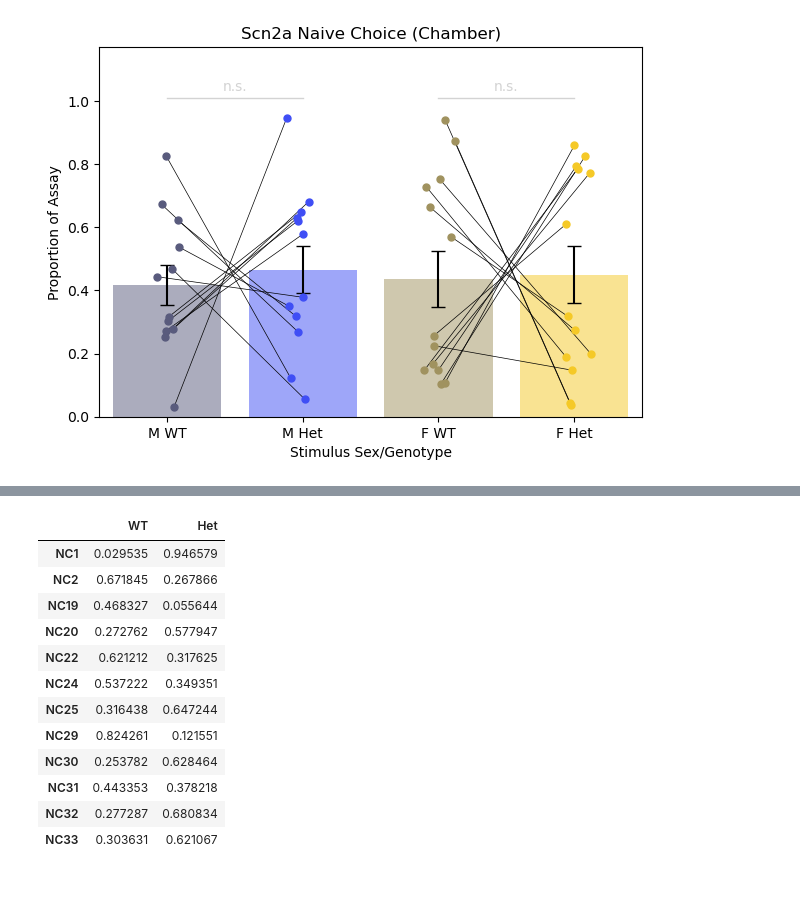
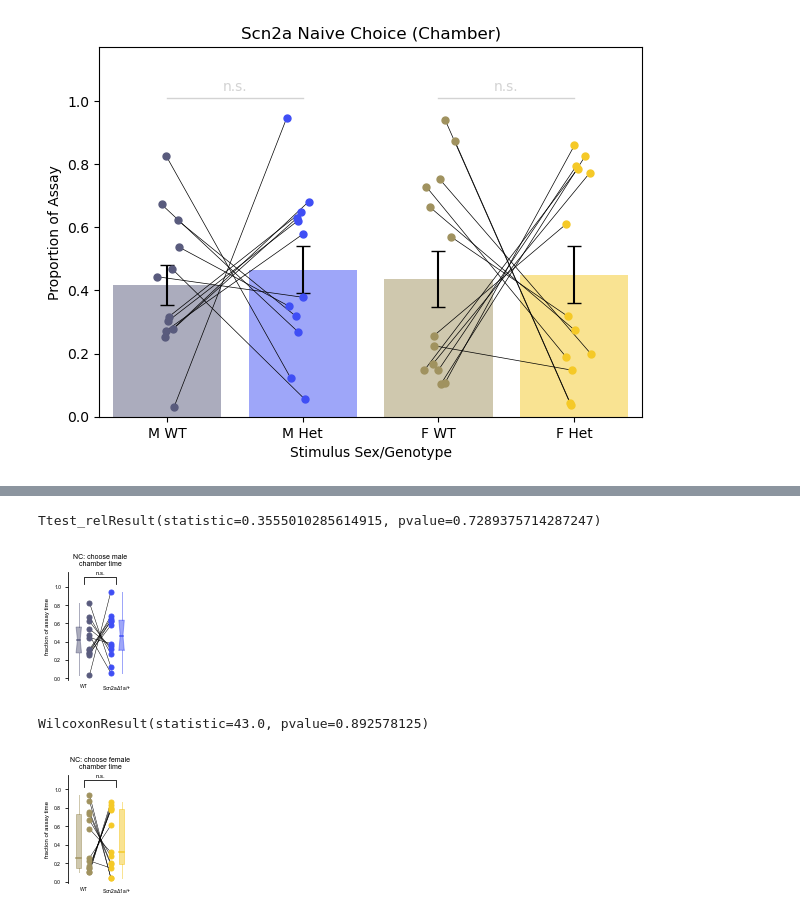
Before and after one commit to nhoglen/scn2a-paper-GWJSNH-code, a Jupyter notebook: naive_choice/20260206_scratch_make-NC-plots.ipynb, the cells around one changed output, grey strips where cells are left out. Cells and saved outputs as stored; diff of their text form; code cells hidden in the pictures; blank space fills up the shorter version.

Commit message:
Updated bonding plots

```diff
--- a/naive_choice/20260206_scratch_make-NC-plots.ipynb
+++ b/naive_choice/20260206_scratch_make-NC-plots.ipynb
@@ -586,6 +588,11 @@ mpl.rcParams['axes.titlesize'] = 7
 mpl.rcParams['axes.labelsize'] = 6
 mpl.rcParams['xtick.labelsize'] = 5
 mpl.rcParams['ytick.labelsize'] = 5
+
+plt.rcParams["font.family"] = "sans-serif"
+plt.rcParams["font.sans-serif"] = ["Arial"]
+
+plt.rcParams['svg.fonttype'] = 'none'
 # %%
 data_df = NC_chambertime.copy()
 
@@ -653,16 +641,5 @@ ax.spines['right'].set_visible(False)
 # %%
-df
+# integrate test for normality, stats output, configure box plots depending on normality test
+# corrale labels
+# test output in coreldraw
+# functionalize to high throughput different bits of data
-# %% [output]
-|  | WT | Het |
-| NC1 | 0.029535 | 0.946579 |
-| NC2 | 0.671845 | 0.267866 |
-| NC19 | 0.468327 | 0.055644 |
-| NC20 | 0.272762 | 0.577947 |
-| NC22 | 0.621212 | 0.317625 |
-| NC24 | 0.537222 | 0.349351 |
-| NC25 | 0.316438 | 0.647244 |
-| NC29 | 0.824261 | 0.121551 |
-| NC30 | 0.253782 | 0.628464 |
-| NC31 | 0.443353 | 0.378218 |
-| NC32 | 0.277287 | 0.680834 |
-| NC33 | 0.303631 | 0.621067 |
@@ -668,0 +746,46 @@ df
+# %%
+savefigs = False
+printstats = True
+sex = 'male'
+stat = 'chamber time'
+statr = stat.replace(' ','-')
+fname = f'naiveChoice_chamber-data_choose-{sex}_{statr}.svg'
+
+ylab = 'fraction of assay time'
+ttl = f'NC: choose {sex}\n{stat}'
+
+# select data and colors
+if sex=='male':
+    cols = mcols
+else:
+    cols = fcols
+
+df = male_df.copy()
+
+make_chamber_stat_plots(df,cols,fname,savefigs,printstats,ttl,ylab)
+# %% [output]
+Ttest_relResult(statistic=0.3555010285614915, pvalue=0.7289375714287247)
+[figure, added]
+# %%
+savefigs = False
+printstats = True
+sex = 'female'
+stat = 'chamber time'
+statr = stat.replace(' ','-')
+fname = f'naiveChoice_chamber-data_choose-{sex}_{statr}.svg'
+
+ylab = 'fraction of assay time'
+ttl = f'NC: choose {sex}\n{stat}'
+
+# select data and colors
+if sex=='male':
+    cols = mcols
+else:
+    cols = fcols
+
+df = female_df.copy()
+
+make_chamber_stat_plots(df,cols,fname,savefigs,printstats,ttl,ylab)
+# %% [output]
+WilcoxonResult(statistic=43.0, pvalue=0.892578125)
+[figure, added]
```
Also changed, not shown: parts of 15 cells of this notebook, 9 other files.
